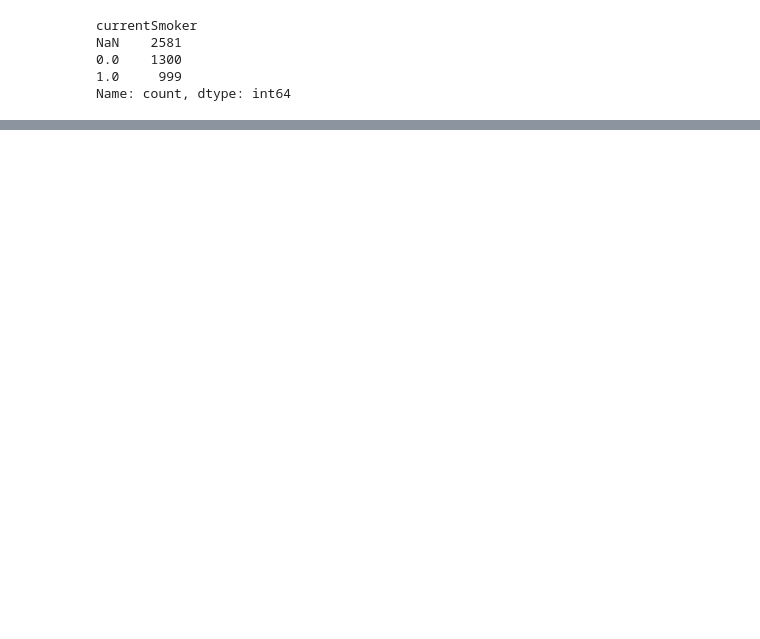
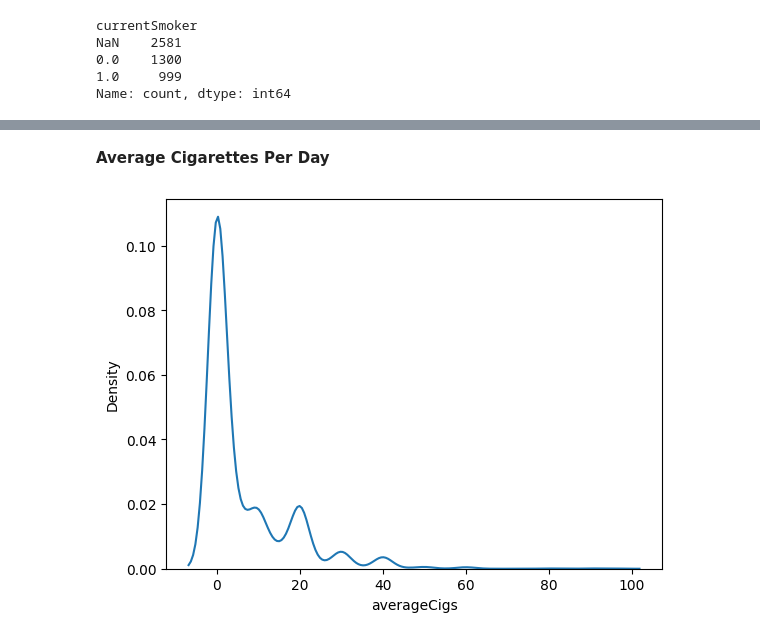
Before and after one commit to dfu5sm/undergrad_ml_assignments, a Jupyter notebook: collect_data.ipynb, the cells around one changed output, grey strips where cells are left out. Saved outputs shown, nothing was run; the diff lists cells and outputs as text; code cells hidden in the pictures; blank space fills up the shorter version.

```diff
--- a/collect_data.ipynb
+++ b/collect_data.ipynb
@@ -132,0 +176,8 @@ currentSmoker
+# %% [markdown]
+**Average Cigarettes Per Day**
+# %%
+#kde plot of average cigarettes smoked per day
+sns.kdeplot(new_df, x="averageCigs")
+plt.show()
+# %% [output]
+[figure, added]
```
Also changed, not shown: parts of 25 cells of this notebook.
